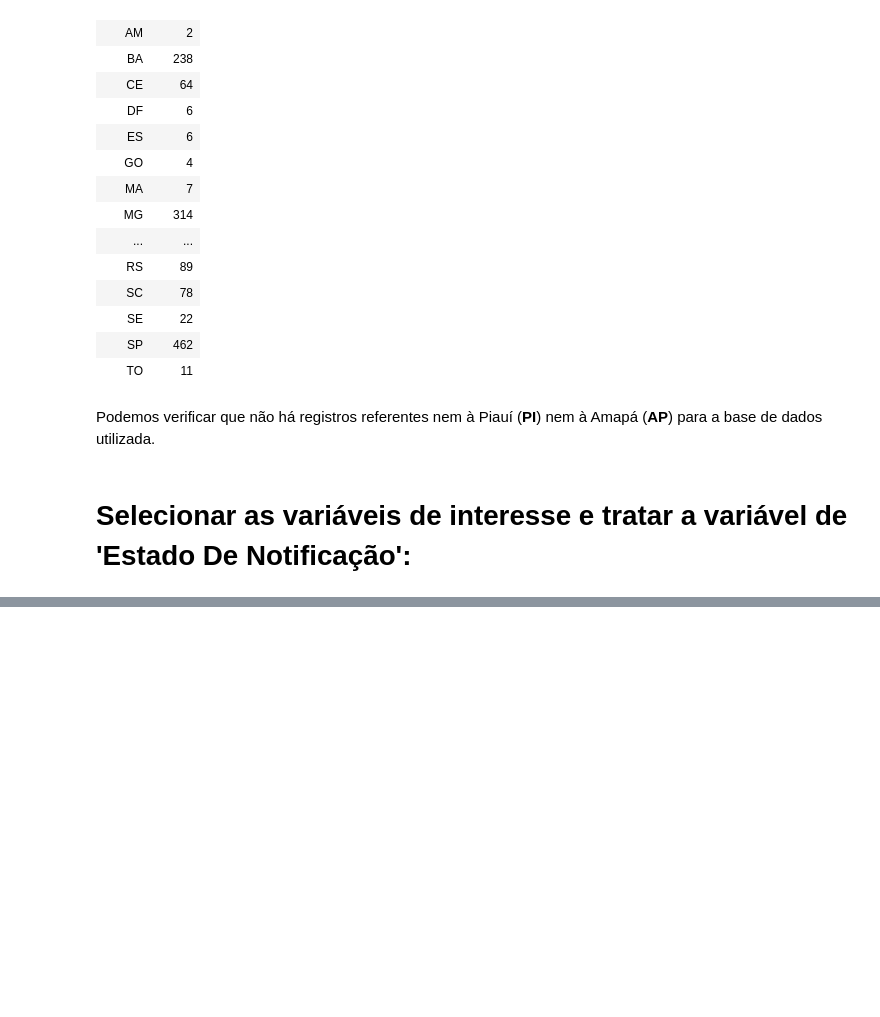
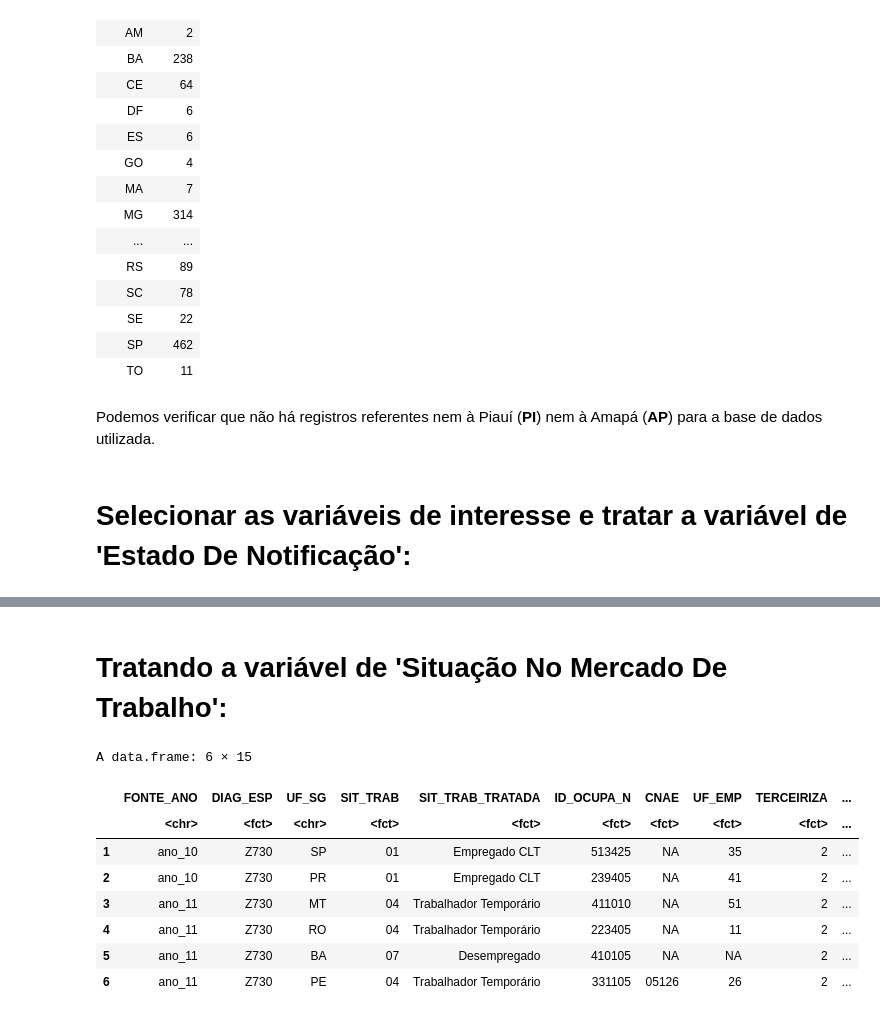
Before and after one commit to gabrielwai/Burnout-DataSUS, a Jupyter notebook: Burnout-DataSUS.ipynb, the cells around one changed output, grey strips where cells are left out. Saved outputs shown, nothing was run; the diff lists cells and outputs as text; code cells hidden in the pictures; blank space fills up the shorter version.

Commit message:
Tratando a variável de 'Situação No Mercado De Trabalho' (SIT_TRAB)

```diff
--- a/Burnout-DataSUS.ipynb
+++ b/Burnout-DataSUS.ipynb
@@ -252,3 +252,40 @@ A data.frame: 6 × 14
 | 4 | ano_11 | Z730 | RO | 04 | 223405 | NA | 11 | 2 | 5 | 4 | ... |
 | 5 | ano_11 | Z730 | BA | 07 | 410105 | NA | NA | 2 | 0 | NA | ... |
 | 6 | ano_11 | Z730 | PE | 04 | 331105 | 05126 | 26 | 2 | 20 | 4 | ... |
+# %% [markdown]
+# Tratando a variável de 'Situação No Mercado De Trabalho':
+# %%
+# library(dplyr)
+library(forcats)
+
+SIT_TRAB_TRATADO <- tabela_Burnout %>%
+  mutate(
+    # Recodificando os níveis do fator existente
+    SIT_TRAB_TRATADA = fct_recode(SIT_TRAB,
+      "Empregado CLT"               = "01",
+      "Empregado sem Carteira"      = "02",
+      "Autônomo / Conta Própria"    = "03",
+      "Trabalhador Temporário"      = "04",
+      "Empregador"                  = "05",
+      "Trabalhador Não Remunerado"  = "06",
+      "Desempregado"                = "07",
+      "Aposentado"                  = "08",
+      "Ignorado"                    = "09"
+    )
+  )
+  SIT_TRAB_TRATADO <- SIT_TRAB_TRATADO %>% relocate(SIT_TRAB_TRATADA, .after = SIT_TRAB)
+  head(SIT_TRAB_TRATADO)
+
+  #SIT_TRAB_TRATADO <- SIT_TRAB_TRATADO %>% select(-SIT_TRAB)
+  #SIT_TRAB_TRATADO <- SIT_TRAB_TRATADO %>% rename(SIT_TRAB = SIT_TRAB_TRATADO)
+  tabela_Burnout <- SIT_TRAB_TRATADO
+# %% [output]
+A data.frame: 6 × 15
+|  | FONTE_ANO | DIAG_ESP | UF_SG | SIT_TRAB | SIT_TRAB_TRATADA | ID_OCUPA_N | CNAE | UF_EMP | TERCEIRIZA | ... |
+|  | <chr> | <fct> | <chr> | <fct> | <fct> | <fct> | <fct> | <fct> | <fct> | ... |
+| 1 | ano_10 | Z730 | SP | 01 | Empregado CLT | 513425 | NA | 35 | 2 | ... |
+| 2 | ano_10 | Z730 | PR | 01 | Empregado CLT | 239405 | NA | 41 | 2 | ... |
+| 3 | ano_11 | Z730 | MT | 04 | Trabalhador Temporário | 411010 | NA | 51 | 2 | ... |
+| 4 | ano_11 | Z730 | RO | 04 | Trabalhador Temporário | 223405 | NA | 11 | 2 | ... |
+| 5 | ano_11 | Z730 | BA | 07 | Desempregado | 410105 | NA | NA | 2 | ... |
+| 6 | ano_11 | Z730 | PE | 04 | Trabalhador Temporário | 331105 | 05126 | 26 | 2 | ... |
```
